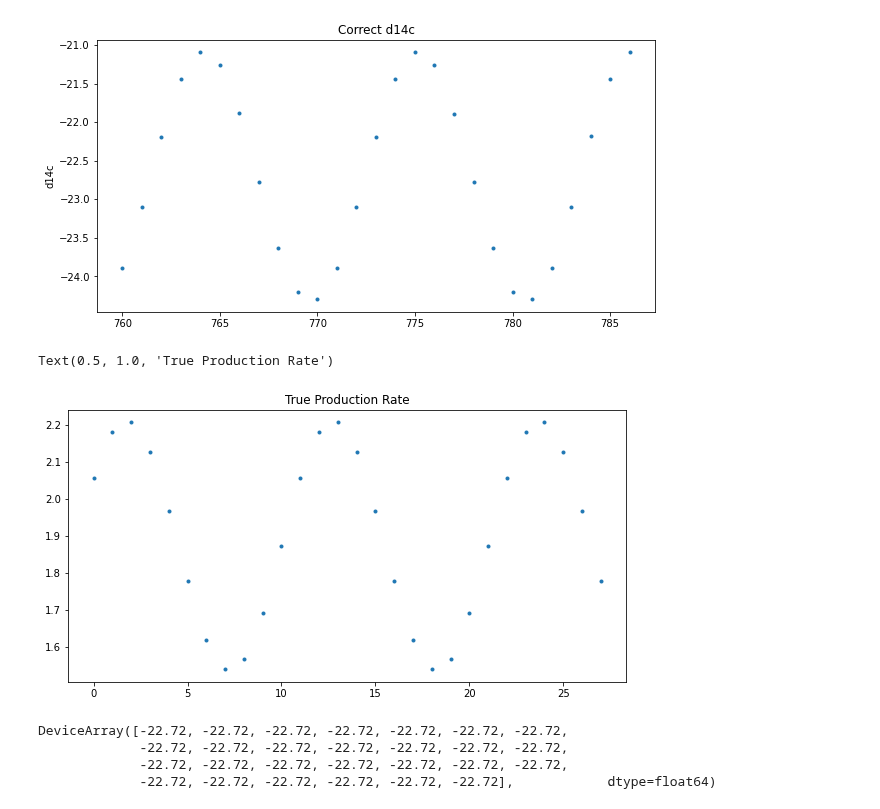
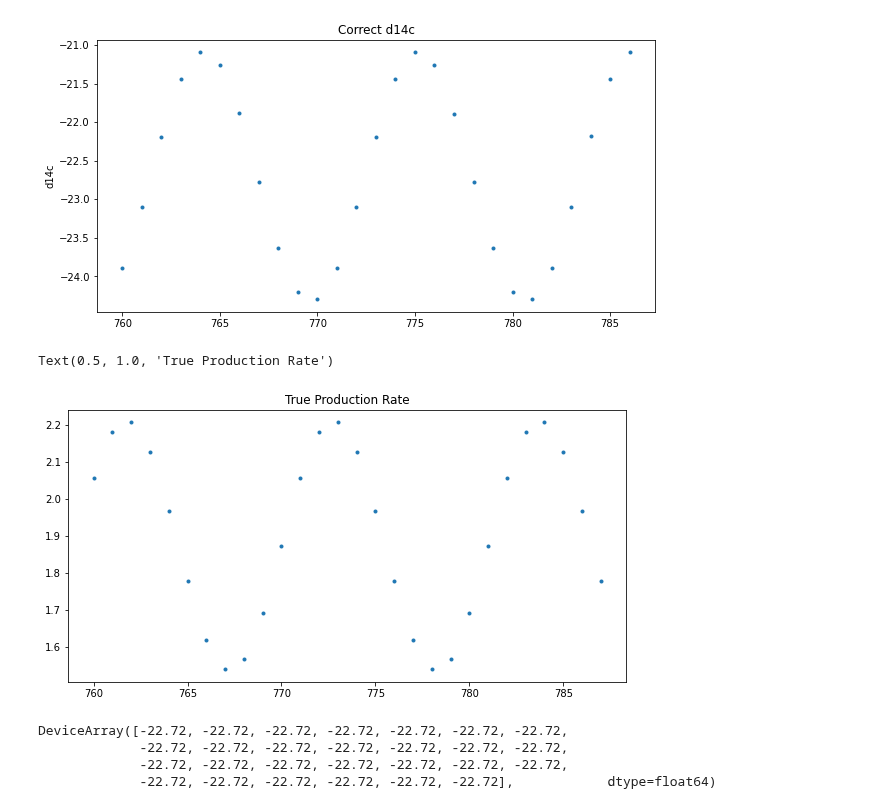
Before and after one commit to SharmaLlama/ticktack, a Jupyter notebook: notebooks/control_points_injection_recovery3.ipynb, the cells around one changed output. Cells and saved outputs as stored; diff of their text form; code cells hidden in the pictures.

```diff
--- a/notebooks/control_points_injection_recovery3.ipynb
+++ b/notebooks/control_points_injection_recovery3.ipynb
@@ -37,11 +37,11 @@ WARNING:absl:No GPU/TPU found, falling back to CPU. (Set TF_CPP_MIN_LOG_LEVEL=0
 Text(0.5, 1.0, 'Correct d14c')
 [figure]
 # %%
-plt.plot(sine(cf.time_data, [1]), ".")
+plt.plot(cf.time_data, sine(cf.time_data, [1]), ".")
 plt.title("True Production Rate")
 # %% [output]
 Text(0.5, 1.0, 'True Production Rate')
-[figure, old version]
+[figure, new version]
 # %%
 steady_state = cf.steady_state_production*jnp.ones((len(cf.time_data),))
 cf.dc14(steady_state)
```
